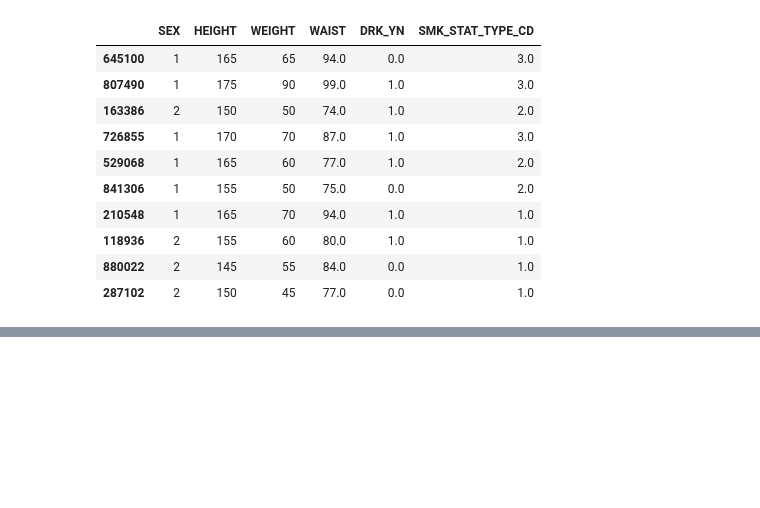
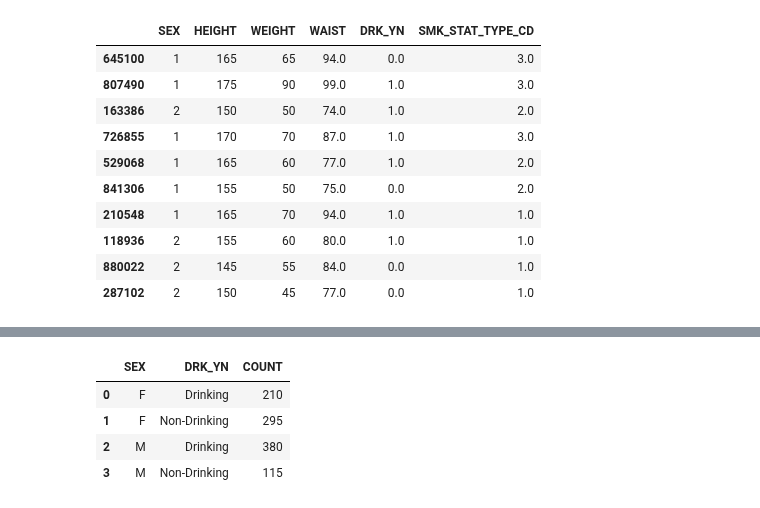
Before and after one commit to layla-focalors/AColab_Github_data_processing, a Jupyter notebook: HealthCare_Anayize.ipynb, the cells around one changed output, grey strips where cells are left out. Saved outputs shown, nothing was run; the diff lists cells and outputs as text; code cells hidden in the pictures; blank space fills up the shorter version.

```diff
--- a/HealthCare_Anayize.ipynb
+++ b/HealthCare_Anayize.ipynb
@@ -514,0 +535,9 @@ df
+# %%
+df_drinking = drinking.reset_index()
+df_drinking
+# %% [output]
+|  | SEX | DRK_YN | COUNT |
+| 0 | F | Drinking | 210 |
+| 1 | F | Non-Drinking | 295 |
+| 2 | M | Drinking | 380 |
+| 3 | M | Non-Drinking | 115 |
```
Also changed, not shown: parts of 9 cells of this notebook.
